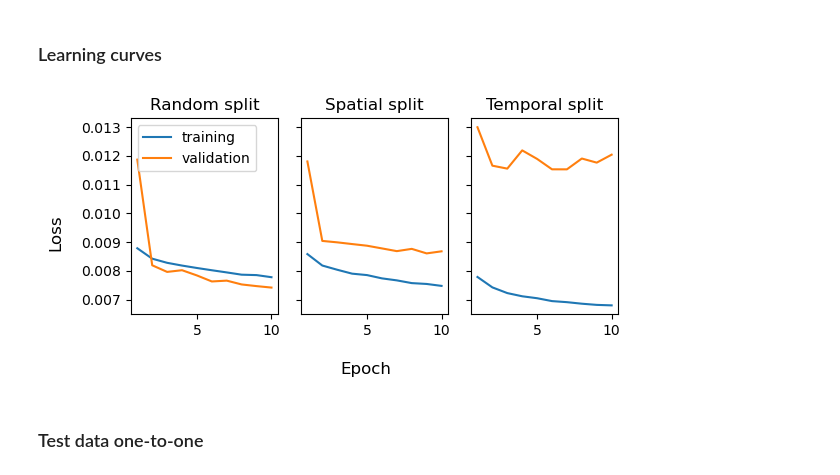
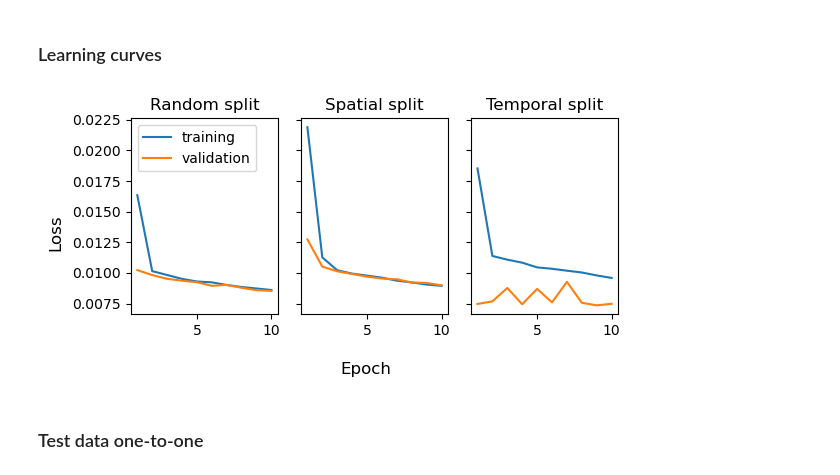
Before and after one commit to s-kganz/ForestLST, a Jupyter notebook: notebooks/build_preisler_nn.ipynb, the cells around one changed output. Saved outputs shown, nothing was run; the diff lists cells and outputs as text; code cells hidden in the pictures.

```diff
--- a/notebooks/build_preisler_nn.ipynb
+++ b/notebooks/build_preisler_nn.ipynb
@@ -211,11 +178,15 @@ Model: "functional"
 # %%
-def df_to_tf_input(df):
+TARGET = "mort"
+EXCLUDE = ["year"]
+BANDS = [c for c in ds.columns if c != TARGET and c not in EXCLUDE]
+
+def df_to_dataloader(df):
     # Add two dimensions
-    input = [
-        df[b].to_numpy() for b in BANDS
-    ]
-    output = df[TARGET].to_numpy()
+    input = torch.from_numpy(df[BANDS].to_numpy().astype(np.float32))
+    output = torch.unsqueeze(torch.from_numpy(df[TARGET].to_numpy().astype(np.float32)), 1)
 
-    return input, output
+    ds = TensorDataset(input, output)
+
+    return DataLoader(ds, batch_size=512, shuffle=True)
 # %% [markdown]
 ### Training loop
@@ -318,30 +245,44 @@ Overwriting logs/preisler_noyear_temporal_split
 # %% [markdown]
 ### Learning curves
 # %%
-def learning_curve(history, ax):
-    epoch = 1+np.arange(len(history["loss"]))
+def learning_curve(loss, val_loss, ax):
+    epoch = 1+np.arange(len(loss))
 
-    ax.plot(epoch, history["loss"], label="training")
-    ax.plot(epoch, history["val_loss"], label="validation")
+    ax.plot(epoch, loss, label="training")
+    ax.plot(epoch, val_loss, label="validation")
 
 fig, ax = plt.subplots(1, 3, sharex=True, sharey=True, figsize=(6, 3))
 
-learning_curve(results["random_split"]["history"].history, ax[0])
-learning_curve(results["spatial_split"]["history"].history, ax[1])
-learning_curve(results["temporal_split"]["history"].history, ax[2])
+learning_curve(
+    results["random_split"].history["Train"]["Loss"],
+    results["random_split"].history["Valid"]["Loss"],
+    ax[0]
+)
+
+learning_curve(
+    results["spatial_split"].history["Train"]["Loss"],
+    results["spatial_split"].history["Valid"]["Loss"],
+    ax[1]
+)
+
+learning_curve(
+    results["temporal_split"].history["Train"]["Loss"],
+    results["temporal_split"].history["Valid"]["Loss"],
+    ax[2]
+)
 
 ax[0].set_title("Random split")
 ax[1].set_title("Spatial split")
 ax[2].set_title("Temporal split")
 
 ax[0].legend(loc="upper left")
 
 fig.supxlabel("Epoch", y=0.02, x=0.55)
 fig.supylabel("Loss")
 
 plt.tight_layout()
 plt.show()
 # %% [output]
-[figure, old version]
+[figure, new version]
 # %% [markdown]
 ### Test data one-to-one
```
Also changed, not shown: parts of 16 cells of this notebook.
